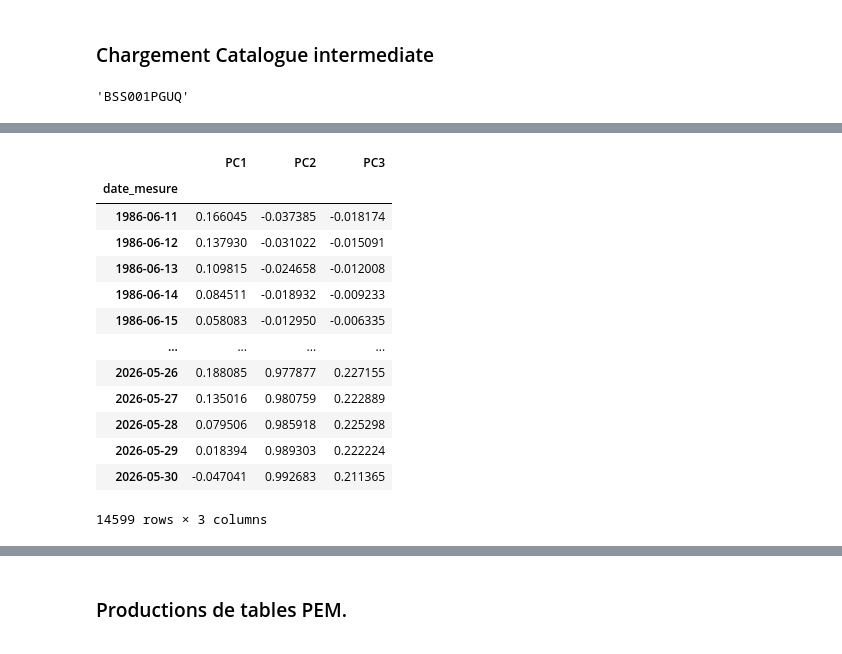
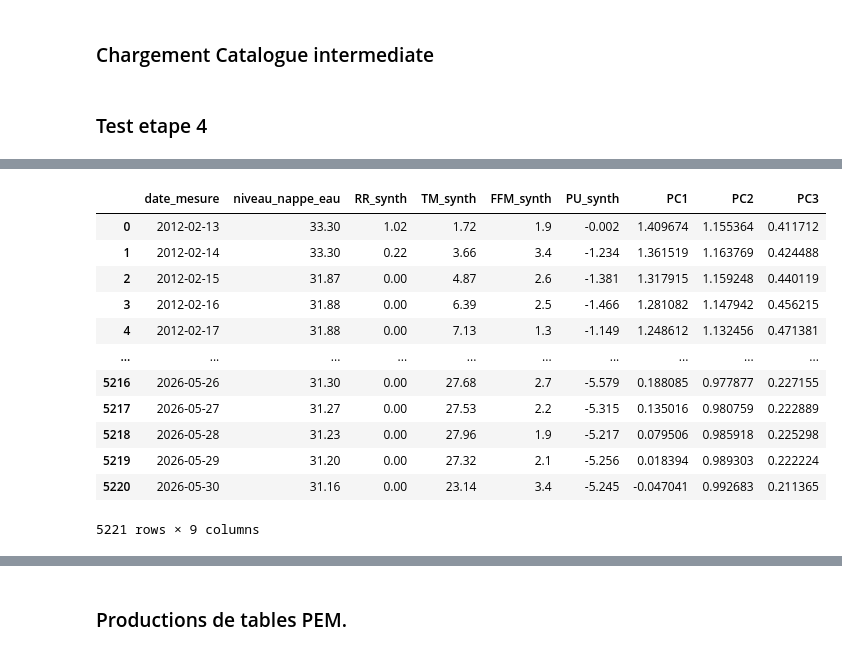
Before and after one commit to charourou/Projet_Hydrosense, a Jupyter notebook: notebooks/meteo_MRI.ipynb, the cells around one changed output, grey strips where cells are left out. Cells and saved outputs as stored; diff of their text form; code cells hidden in the pictures.

```diff
--- a/notebooks/meteo_MRI.ipynb
+++ b/notebooks/meteo_MRI.ipynb
@@ -159,36 +158,16 @@ try:
     cat_clean = result.to_dataframe()
 except:
     print("Not uploaded from Big Query")
-# %%
-bss
-# %% [output]
-'BSS001PGUQ'
+# %% [markdown]
+### Test etape 4
 # %%
-from hydrosense.preprocess.features import extraire_PCA_piezo
-from hydrosense.utils.geo import trouver_voisins_hydrogeologiques
+from hydrosense.preprocess.features import enrichir_contexte_regional
 
-# --- ÉTAPE 4 : CONTEXTE RÉGIONAL (VOISINS & PCA) ---
-print("\n🔍 Recherche des voisins hydrogéologiques...")
-try:
-    top_10 = trouver_voisins_hydrogeologiques(df_catalogue=cat_clean,
-                                                bss_target=bss,
-                                                n_voisins=10
-                                                )
-    voisins_ids = top_10['bss_id'].values
-    print(top_10[['bss_id', 'distance_km', 'same_eau', 'same_geo']])
-
-
-    print("Extraction des composantes principales (PCA)...")
-    # On met plot=False pour ne pas bloquer la boucle Python avec 50 graphiques
-    df_pca = extraire_PCA_piezo(
-                            voisins_ids=voisins_ids,
-                            n_components=3,
-                            toggle_plot=False
-                                )
-except Exception as e:
-        print(f"❌ Erreur lors du calcul du contexte régional : {e}")
-        # Si ça plante, on crée un df vide pour ne pas faire crasher la jointure
-        df_pca = pd.DataFrame(index=df_final['date_mesure'])
-
-df_pca
+# ÉTAPE 4 & 5 : Contexte Régional (Voisins) + Jointure
+df_enrichi = enrichir_contexte_regional(
+        df_cible=df_pu,
+        bss_cible=bss,
+        df_catalogue=cat_clean,
+        n_voisins=10
+    )
 # %% [output]
@@ -212,14 +191,13 @@ Variance expliquée par les 3 axes : 93.3%
-|  | PC1 | PC2 | PC3 |
-| date_mesure |  |  |  |
-| 1986-06-11 | 0.166045 | -0.037385 | -0.018174 |
-| 1986-06-12 | 0.137930 | -0.031022 | -0.015091 |
-| 1986-06-13 | 0.109815 | -0.024658 | -0.012008 |
-| 1986-06-14 | 0.084511 | -0.018932 | -0.009233 |
-| 1986-06-15 | 0.058083 | -0.012950 | -0.006335 |
-| ... | ... | ... | ... |
-| 2026-05-26 | 0.188085 | 0.977877 | 0.227155 |
-| 2026-05-27 | 0.135016 | 0.980759 | 0.222889 |
-| 2026-05-28 | 0.079506 | 0.985918 | 0.225298 |
-| 2026-05-29 | 0.018394 | 0.989303 | 0.222224 |
-| 2026-05-30 | -0.047041 | 0.992683 | 0.211365 |
+|  | date_mesure | niveau_nappe_eau | RR_synth | TM_synth | FFM_synth | PU_synth | PC1 | PC2 | PC3 |
+| 0 | 2012-02-13 | 33.30 | 1.02 | 1.72 | 1.9 | -0.002 | 1.409674 | 1.155364 | 0.411712 |
+| 1 | 2012-02-14 | 33.30 | 0.22 | 3.66 | 3.4 | -1.234 | 1.361519 | 1.163769 | 0.424488 |
+| 2 | 2012-02-15 | 31.87 | 0.00 | 4.87 | 2.6 | -1.381 | 1.317915 | 1.159248 | 0.440119 |
+| 3 | 2012-02-16 | 31.88 | 0.00 | 6.39 | 2.5 | -1.466 | 1.281082 | 1.147942 | 0.456215 |
+| 4 | 2012-02-17 | 31.88 | 0.00 | 7.13 | 1.3 | -1.149 | 1.248612 | 1.132456 | 0.471381 |
+| ... | ... | ... | ... | ... | ... | ... | ... | ... | ... |
+| 5216 | 2026-05-26 | 31.30 | 0.00 | 27.68 | 2.7 | -5.579 | 0.188085 | 0.977877 | 0.227155 |
+| 5217 | 2026-05-27 | 31.27 | 0.00 | 27.53 | 2.2 | -5.315 | 0.135016 | 0.980759 | 0.222889 |
+| 5218 | 2026-05-28 | 31.23 | 0.00 | 27.96 | 1.9 | -5.217 | 0.079506 | 0.985918 | 0.225298 |
+| 5219 | 2026-05-29 | 31.20 | 0.00 | 27.32 | 2.1 | -5.256 | 0.018394 | 0.989303 | 0.222224 |
+| 5220 | 2026-05-30 | 31.16 | 0.00 | 23.14 | 3.4 | -5.245 | -0.047041 | 0.992683 | 0.211365 |
-14599 rows × 3 columns
+5221 rows × 9 columns
```
Also changed, not shown: parts of 3 cells of this notebook, 1 other file.
